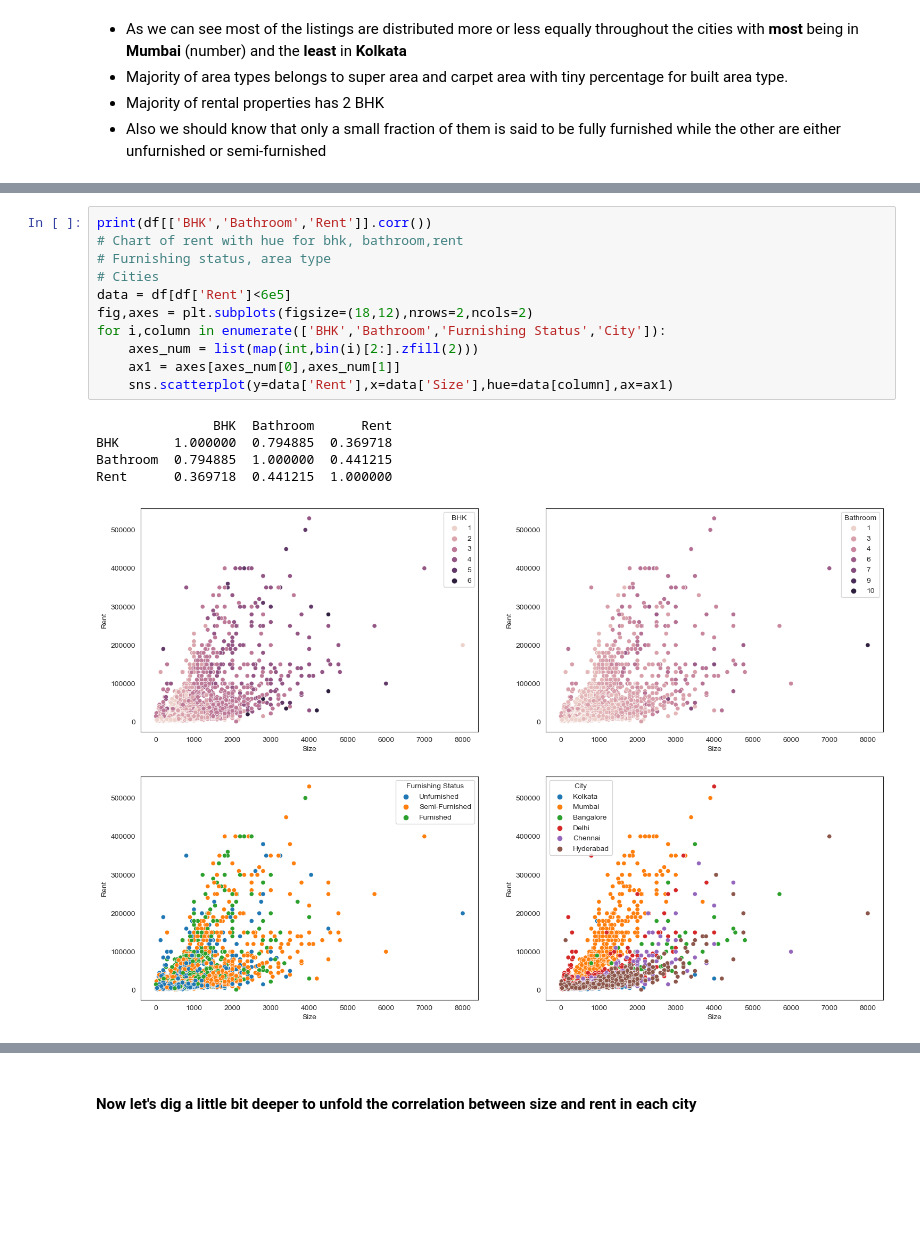
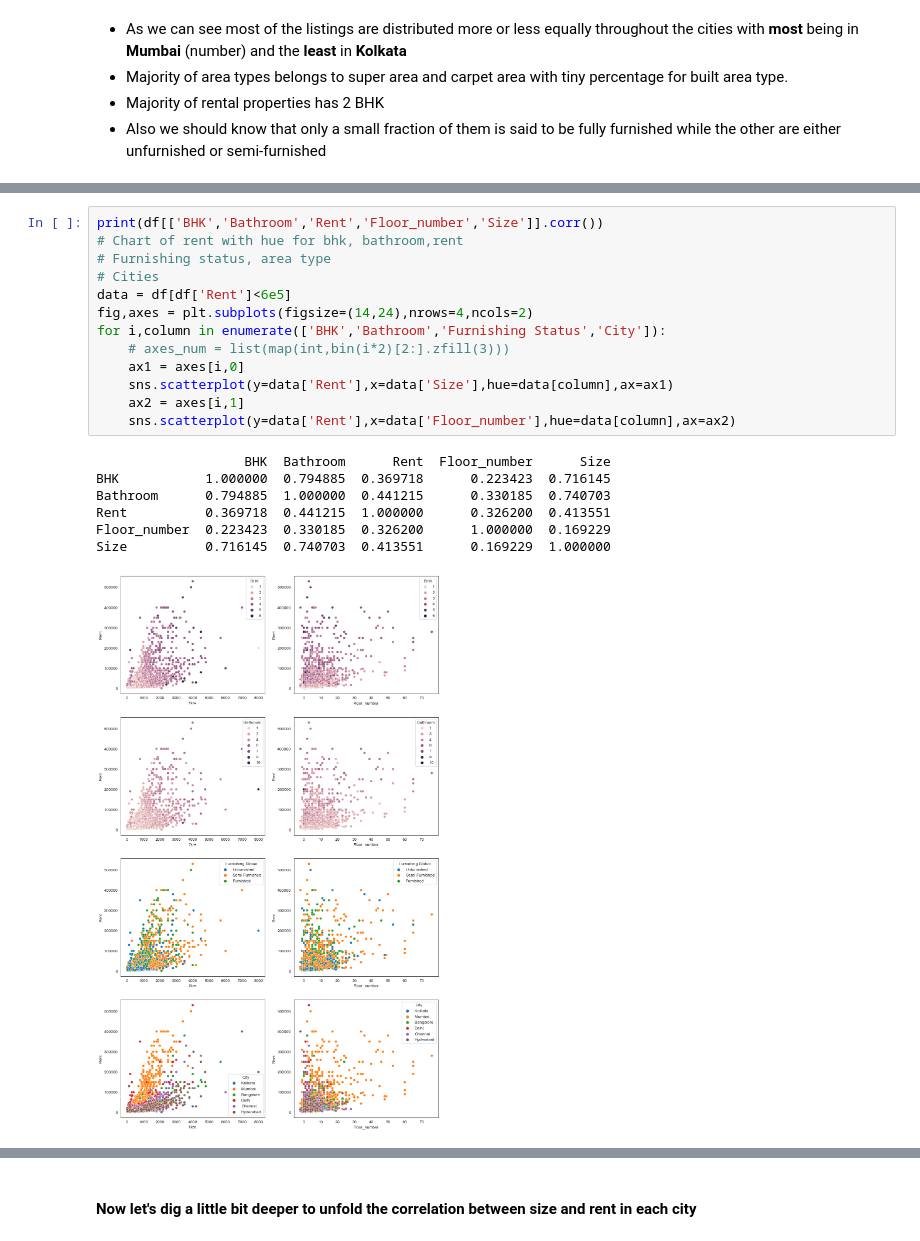
Before and after one commit to veektorf1/rent_prediction, a Jupyter notebook: Rent prediction.ipynb, the cells around one changed output, grey strips where cells are left out. Saved outputs shown, nothing was run; the diff lists cells and outputs as text; blank space fills up the shorter version.

Commit message:
Correlation rent-size between cities

```diff
--- a/Rent prediction.ipynb
+++ b/Rent prediction.ipynb
@@ -394,19 +406,23 @@ Month                4741
 dtype: int64
 # %%
-print(df[['BHK','Bathroom','Rent']].corr())
+print(df[['BHK','Bathroom','Rent','Floor_number','Size']].corr())
 # Chart of rent with hue for bhk, bathroom,rent
 # Furnishing status, area type
 # Cities
 data = df[df['Rent']<6e5]
-fig,axes = plt.subplots(figsize=(18,12),nrows=2,ncols=2)
+fig,axes = plt.subplots(figsize=(14,24),nrows=4,ncols=2)
 for i,column in enumerate(['BHK','Bathroom','Furnishing Status','City']):
-    axes_num = list(map(int,bin(i)[2:].zfill(2)))
-    ax1 = axes[axes_num[0],axes_num[1]]
+    # axes_num = list(map(int,bin(i*2)[2:].zfill(3)))
+    ax1 = axes[i,0]
     sns.scatterplot(y=data['Rent'],x=data['Size'],hue=data[column],ax=ax1)
+    ax2 = axes[i,1]
+    sns.scatterplot(y=data['Rent'],x=data['Floor_number'],hue=data[column],ax=ax2)
 # %% [output]
-               BHK  Bathroom      Rent
-BHK       1.000000  0.794885  0.369718
-Bathroom  0.794885  1.000000  0.441215
-Rent      0.369718  0.441215  1.000000
+                   BHK  Bathroom      Rent  Floor_number      Size
+BHK           1.000000  0.794885  0.369718      0.223423  0.716145
+Bathroom      0.794885  1.000000  0.441215      0.330185  0.740703
+Rent          0.369718  0.441215  1.000000      0.326200  0.413551
+Floor_number  0.223423  0.330185  0.326200      1.000000  0.169229
+Size          0.716145  0.740703  0.413551      0.169229  1.000000
-[figure, old version]
+[figure, new version]
 # %% [markdown]
```
Also changed, not shown: parts of 13 cells of this notebook.
